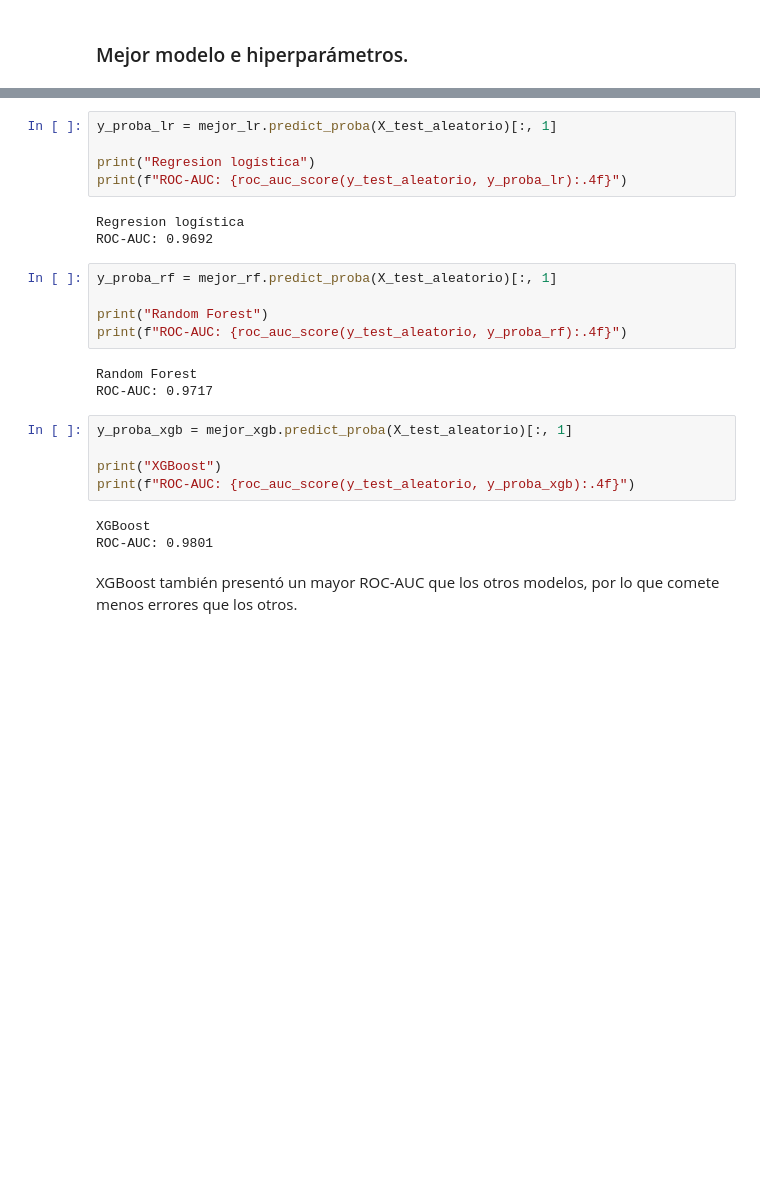
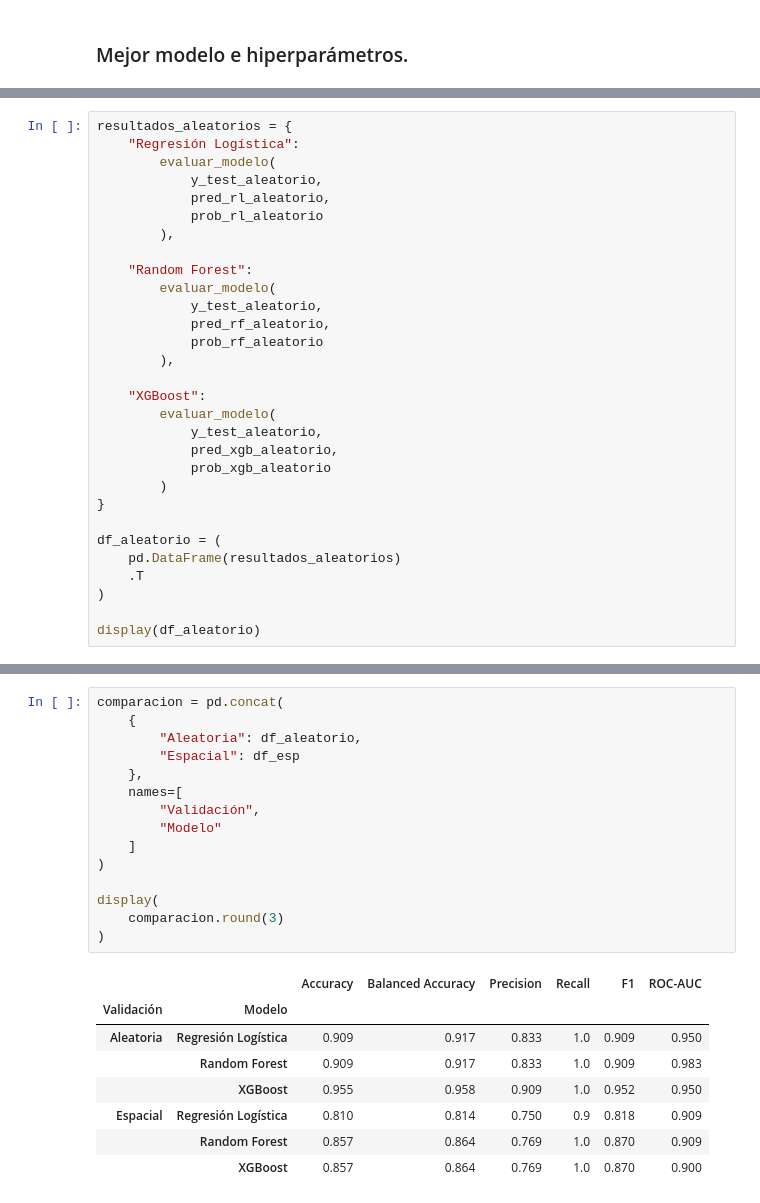
Before and after one commit to ricrod01/Laboratorio_4_2_DS, a Jupyter notebook: Inciso6_Parte2.ipynb, the cells around one changed output, grey strips where cells are left out. Drawn from its saved outputs; the diff is of its cells as text; blank space fills up the shorter version.

```diff
--- a/Inciso6_Parte2.ipynb
+++ b/Inciso6_Parte2.ipynb
@@ -497,0 +581,30 @@ Con el criterio de F1 score, se toma como el mejor modelo el XGBoost.
+# %%
+resultados_aleatorios = {
+    "Regresión Logística":
+        evaluar_modelo(
+            y_test_aleatorio,
+            pred_rl_aleatorio,
+            prob_rl_aleatorio
+        ),
+
+    "Random Forest":
+        evaluar_modelo(
+            y_test_aleatorio,
+            pred_rf_aleatorio,
+            prob_rf_aleatorio
+        ),
+
+    "XGBoost":
+        evaluar_modelo(
+            y_test_aleatorio,
+            pred_xgb_aleatorio,
+            prob_xgb_aleatorio
+        )
+}
+
+df_aleatorio = (
+    pd.DataFrame(resultados_aleatorios)
+    .T
+)
+
+display(df_aleatorio)
@@ -549,27 +618,25 @@ El XGBoost fue superior en precision, recall y en f1-score para cada una de las
-# %%
-y_proba_lr = mejor_lr.predict_proba(X_test_aleatorio)[:, 1]
-
-print("Regresion logística")
-print(f"ROC-AUC: {roc_auc_score(y_test_aleatorio, y_proba_lr):.4f}")
-# %% [output]
-Regresion logística
-ROC-AUC: 0.9692
-# %%
-y_proba_rf = mejor_rf.predict_proba(X_test_aleatorio)[:, 1]
-
-print("Random Forest")
-print(f"ROC-AUC: {roc_auc_score(y_test_aleatorio, y_proba_rf):.4f}")
-# %% [output]
-Random Forest
-ROC-AUC: 0.9717
-# %%
-y_proba_xgb = mejor_xgb.predict_proba(X_test_aleatorio)[:, 1]
-
-print("XGBoost")
-print(f"ROC-AUC: {roc_auc_score(y_test_aleatorio, y_proba_xgb):.4f}")
-# %% [output]
-XGBoost
-ROC-AUC: 0.9801
-# %% [markdown]
-XGBoost también presentó un mayor ROC-AUC que los otros modelos, por lo que comete menos errores que los otros.
+# %%
+comparacion = pd.concat(
+    {
+        "Aleatoria": df_aleatorio,
+        "Espacial": df_esp
+    },
+    names=[
+        "Validación",
+        "Modelo"
+    ]
+)
+
+display(
+    comparacion.round(3)
+)
+# %% [output]
+|  |  | Accuracy | Balanced Accuracy | Precision | Recall | F1 | ROC-AUC |
+| Validación | Modelo |  |  |  |  |  |  |
+| Aleatoria | Regresión Logística | 0.909 | 0.917 | 0.833 | 1.0 | 0.909 | 0.950 |
+|  | Random Forest | 0.909 | 0.917 | 0.833 | 1.0 | 0.909 | 0.983 |
+|  | XGBoost | 0.955 | 0.958 | 0.909 | 1.0 | 0.952 | 0.950 |
+| Espacial | Regresión Logística | 0.810 | 0.814 | 0.750 | 0.9 | 0.818 | 0.909 |
+|  | Random Forest | 0.857 | 0.864 | 0.769 | 1.0 | 0.870 | 0.909 |
+|  | XGBoost | 0.857 | 0.864 | 0.769 | 1.0 | 0.870 | 0.900 |
 # %% [markdown]
```
Also changed, not shown: parts of 31 cells of this notebook.
